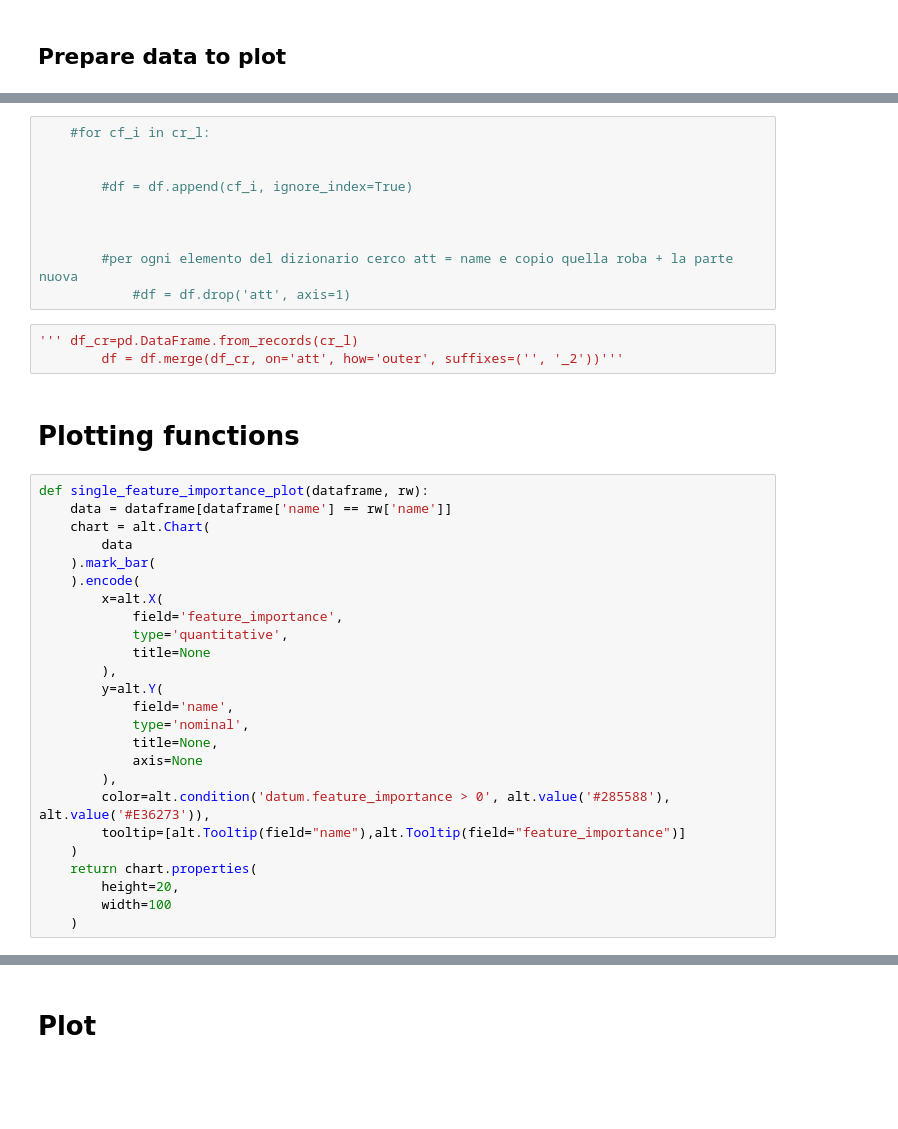
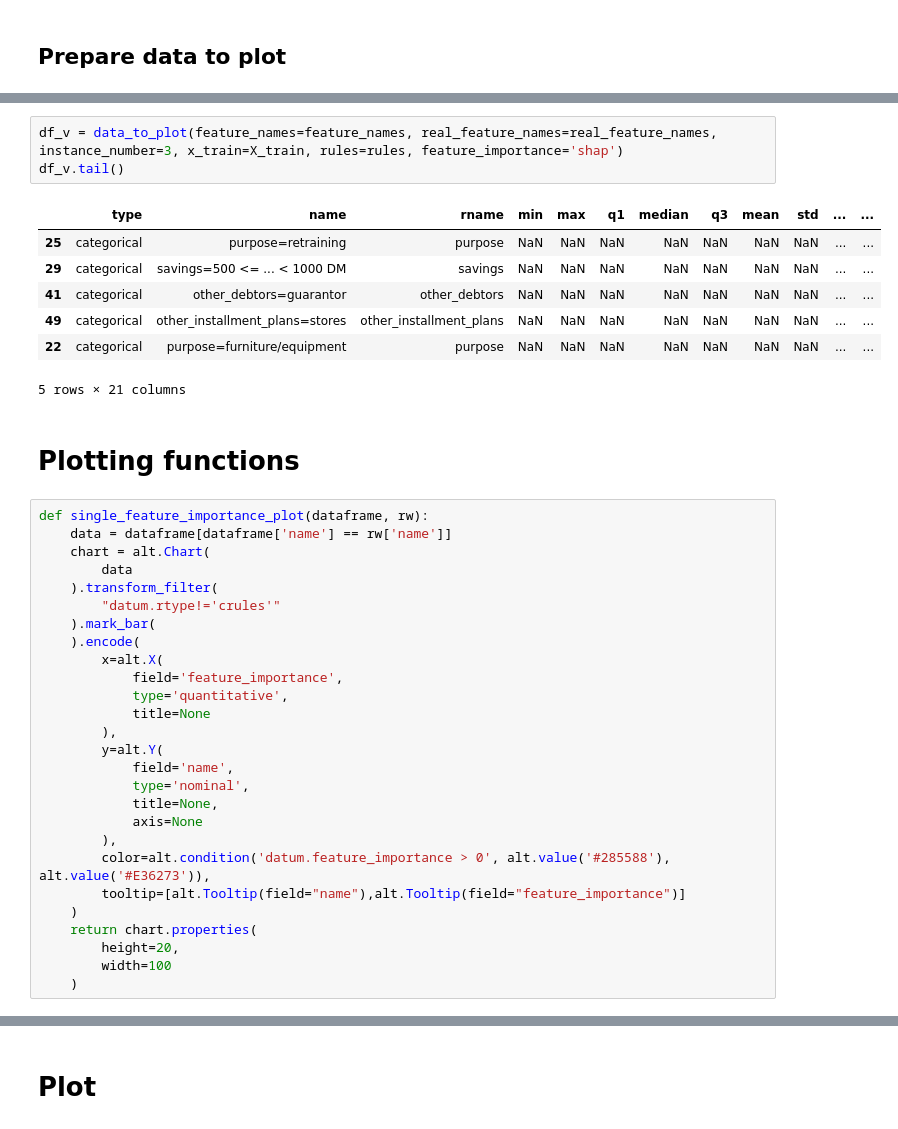
Before and after one commit to Elecapp/xai-visualization_rules_fi, a Jupyter notebook: notebooks/Rules VIZ.ipynb, the cells around one changed output, grey strips where cells are left out. Drawn from its saved outputs; the diff is of its cells as text; blank space fills up the shorter version.

```diff
--- a/notebooks/Rules VIZ.ipynb
+++ b/notebooks/Rules VIZ.ipynb
@@ -459,16 +262,14 @@ df = df.drop('att', axis=1)
-# %%
-    #for cf_i in cr_l:
-
-
-        #df = df.append(cf_i, ignore_index=True)
-
-
-
-        #per ogni elemento del dizionario cerco att = name e copio quella roba + la parte nuova
-            #df = df.drop('att', axis=1)
-# %%
-''' df_cr=pd.DataFrame.from_records(cr_l)
-        df = df.merge(df_cr, on='att', how='outer', suffixes=('', '_2'))'''
+# %%
+df_v = data_to_plot(feature_names=feature_names, real_feature_names=real_feature_names, instance_number=3, x_train=X_train, rules=rules, feature_importance='shap')
+df_v.tail()
+# %% [output]
+|  | type | name | rname | min | max | q1 | median | q3 | mean | std | ... | ... |
+| 25 | categorical | purpose=retraining | purpose | NaN | NaN | NaN | NaN | NaN | NaN | NaN | ... | ... |
+| 29 | categorical | savings=500 <= ... < 1000 DM | savings | NaN | NaN | NaN | NaN | NaN | NaN | NaN | ... | ... |
+| 41 | categorical | other_debtors=guarantor | other_debtors | NaN | NaN | NaN | NaN | NaN | NaN | NaN | ... | ... |
+| 49 | categorical | other_installment_plans=stores | other_installment_plans | NaN | NaN | NaN | NaN | NaN | NaN | NaN | ... | ... |
+| 22 | categorical | purpose=furniture/equipment | purpose | NaN | NaN | NaN | NaN | NaN | NaN | NaN | ... | ... |
+5 rows × 21 columns
 # %% [markdown]
 # Plotting functions
 # %%
@@ -476,6 +277,8 @@ def single_feature_importance_plot(dataframe, rw):
     data = dataframe[dataframe['name'] == rw['name']]
     chart = alt.Chart(
         data
+    ).transform_filter(
+        "datum.rtype!='crules'"
     ).mark_bar(
     ).encode(
         x=alt.X(
```
Also changed, not shown: parts of 32 cells of this notebook.
